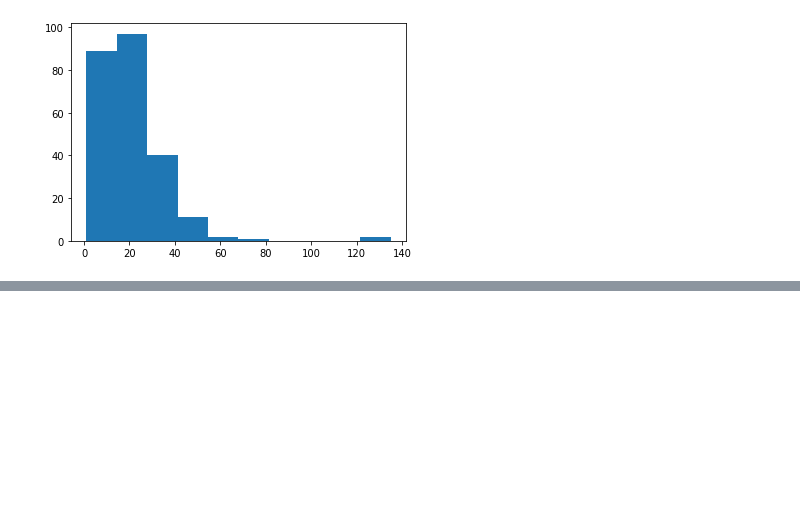
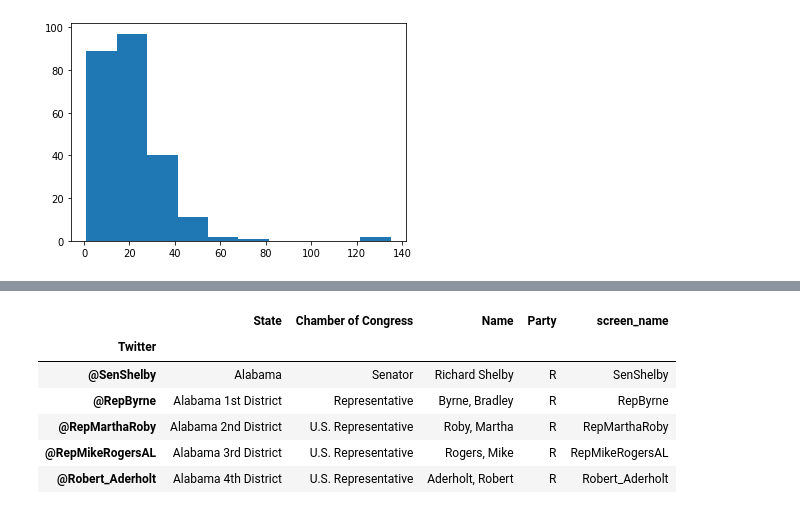
Before and after one commit to krzhalovski/Network-Science, a Jupyter notebook: Networks.ipynb, the cells around one changed output, grey strips where cells are left out. Drawn from its saved outputs; the diff is of its cells as text; code cells hidden in the pictures; blank space fills up the shorter version.

```diff
--- a/Networks.ipynb
+++ b/Networks.ipynb
@@ -83,0 +102,15 @@ plt.show()
+# %%
+data_groups = data.groupby('Party')
+
+republicans = data_groups.get_group('R')
+democrats = data_groups.get_group('D')
+# %%
+republicans.head()
+# %% [output]
+|  | State | Chamber of Congress | Name | Party | screen_name |
+| Twitter |  |  |  |  |  |
+| @SenShelby | Alabama | Senator | Richard Shelby | R | SenShelby |
+| @RepByrne | Alabama 1st District | Representative | Byrne, Bradley | R | RepByrne |
+| @RepMarthaRoby | Alabama 2nd District | U.S. Representative | Roby, Martha | R | RepMarthaRoby |
+| @RepMikeRogersAL | Alabama 3rd District | U.S. Representative | Rogers, Mike | R | RepMikeRogersAL |
+| @Robert_Aderholt | Alabama 4th District | U.S. Representative | Aderholt, Robert | R | Robert_Aderholt |
```
Also changed, not shown: parts of 14 cells of this notebook.
